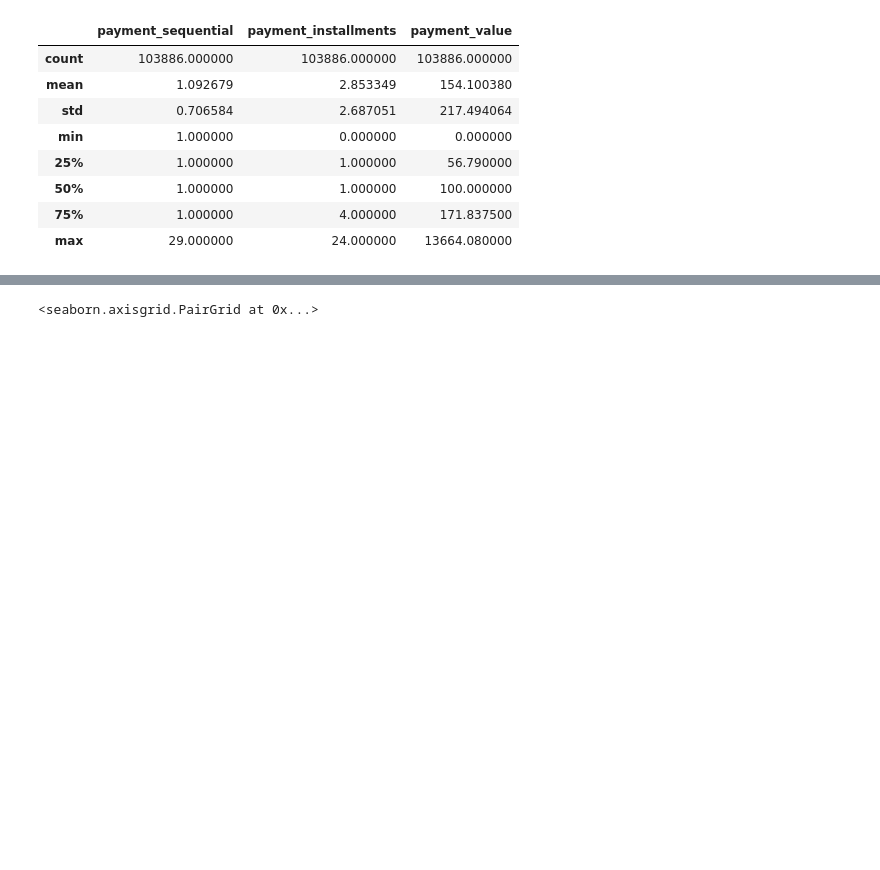
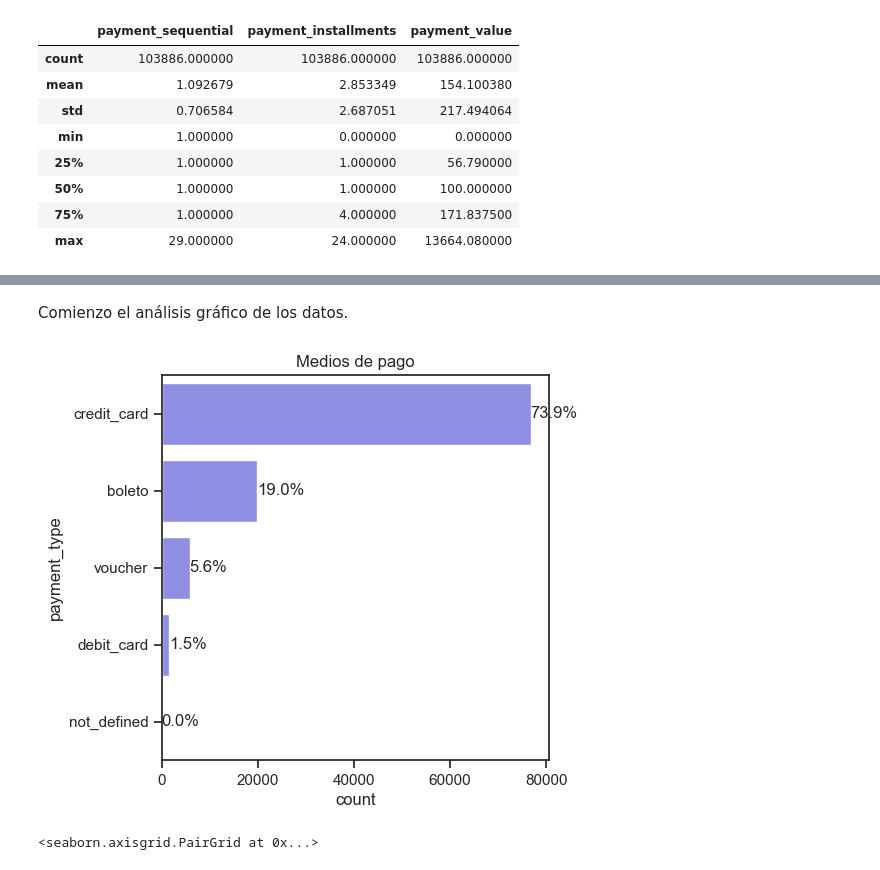
Before and after one commit to MelinaRG/Proyecto-Final-DATA, a Jupyter notebook: order_payments_Emma.ipynb, the cells around one changed output, grey strips where cells are left out. Saved outputs shown, nothing was run; the diff lists cells and outputs as text; code cells hidden in the pictures; blank space fills up the shorter version.

```diff
--- a/order_payments_Emma.ipynb
+++ b/order_payments_Emma.ipynb
@@ -67 +68,17 @@ ordpay.head()
+# %% [markdown]
+Comienzo el análisis gráfico de los datos.
+# %%
+#Vemos la distribución del tipo de pago.
+pay_count = ordpay['payment_type'].value_counts().sort_values(ascending=False)
+order = pay_count.index
+plt.figure(figsize=(5,5))
+plt.title("Medios de pago")
+sns.countplot(data=ordpay, y='payment_type', color="#8080f0", order=order)
+
+npkmn = pay_count.values.sum()
+for i, contador in enumerate(pay_count):
+   pcnt = '{:0.1f}%'.format(100*contador/npkmn)
+   plt.text(contador-20, i, pcnt, va ='center')
+# %% [output]
+[figure, added]
 # %%
```
Also changed, not shown: parts of 16 cells of this notebook, 1 other file.
